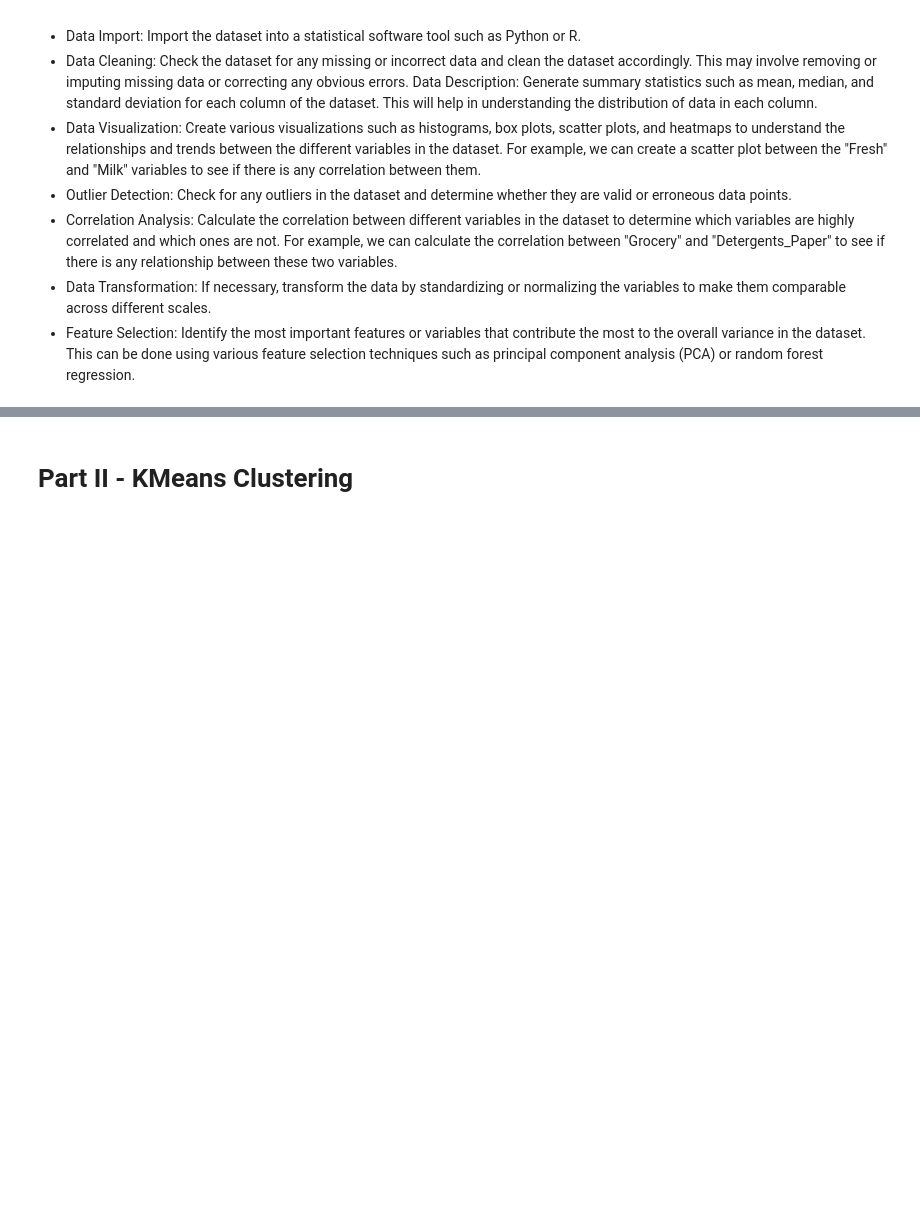
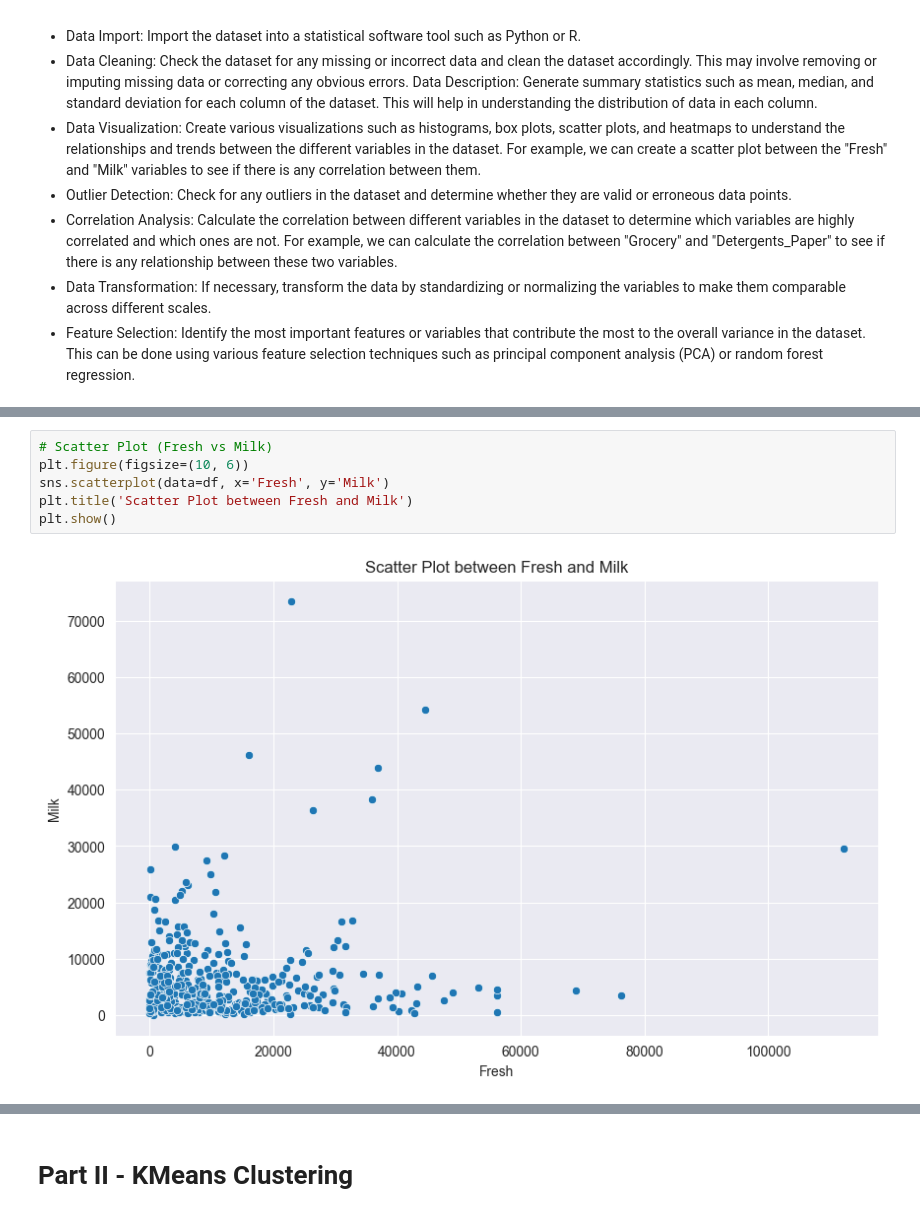
Before and after one commit to romansokolik/LHL-Unsupervised-Learning-Project, a Jupyter notebook: Unsupervised Learning - Project.ipynb, the cells around one changed output, grey strips where cells are left out. Cells and saved outputs as stored; diff of their text form; blank space fills up the shorter version.

```diff
--- a/Unsupervised Learning - Project.ipynb
+++ b/Unsupervised Learning - Project.ipynb
@@ -21,0 +110,8 @@ import pandas as pd
+# %%
+# Scatter Plot (Fresh vs Milk)
+plt.figure(figsize=(10, 6))
+sns.scatterplot(data=df, x='Fresh', y='Milk')
+plt.title('Scatter Plot between Fresh and Milk')
+plt.show()
+# %% [output]
+[figure, added]
```
Also changed, not shown: parts of 23 cells of this notebook, 1 other file.
